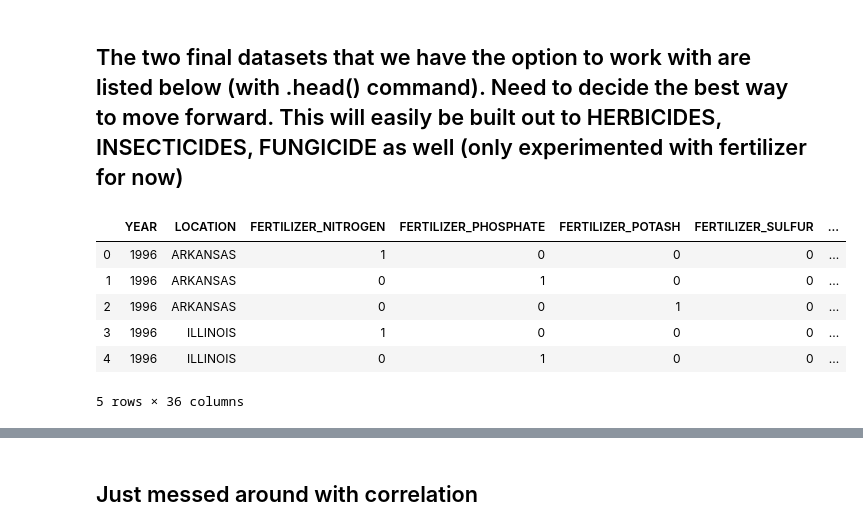
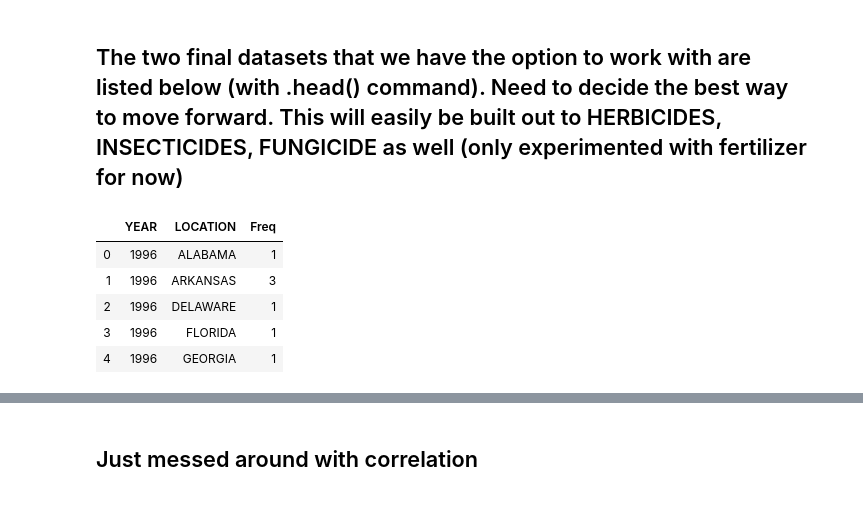
Before and after one commit to nkasmanoff/Soybean-Forecasting, a Jupyter notebook: Feature_Encoding.ipynb, the cells around one changed output, grey strips where cells are left out. Cells and saved outputs as stored; diff of their text form; code cells hidden in the pictures.

```diff
--- a/Feature_Encoding.ipynb
+++ b/Feature_Encoding.ipynb
@@ -65,10 +62,0 @@ TREATED_IN_PCT_OF_AREA_PLANTED_AVG_FERTILIZER  is unique
-# %%
-all_columns = []
-for c in DF_grouped.columns:
-    if c not in unique_columns:
-        all_columns.append(c)
-for c in unique_columns:
-    for i in range(len(DF_grouped['FERTILIZER'].unique())):
-        all_columns.append(c+str(i))
-# %%
-DF_freq = DF_grouped.groupby(['YEAR', 'LOCATION']).size().reset_index(name='Freq')
@@ -122,2 +105,0 @@ Percent Misssing Data in Column TREATED_IN_PCT_OF_AREA_PLANTED_AVG_FERTILIZER3 :
-# %%
-DF_new = DF_new.infer_objects()
@@ -124,13 +161,14 @@ DF_new = DF_new.infer_objects()
+# %%
+DF_method3 = hot_encode_mutliple_features(DF_grouped)
 # %% [markdown]
 ## The two final datasets that we have the option to work with are listed below (with .head() command). Need to decide the best way to move forward. This will easily be built out to HERBICIDES, INSECTICIDES, FUNGICIDE as well (only experimented with fertilizer for now)
 # %%
-DF_hotencode.head()
+DF_method3.head()
 # %% [output]
-|  | YEAR | LOCATION | FERTILIZER_NITROGEN | FERTILIZER_PHOSPHATE | FERTILIZER_POTASH | FERTILIZER_SULFUR | ... |
-| 0 | 1996 | ARKANSAS | 1 | 0 | 0 | 0 | ... |
-| 1 | 1996 | ARKANSAS | 0 | 1 | 0 | 0 | ... |
-| 2 | 1996 | ARKANSAS | 0 | 0 | 1 | 0 | ... |
-| 3 | 1996 | ILLINOIS | 1 | 0 | 0 | 0 | ... |
-| 4 | 1996 | ILLINOIS | 0 | 1 | 0 | 0 | ... |
+|  | YEAR | LOCATION | Freq |
+| 0 | 1996 | ALABAMA | 1 |
+| 1 | 1996 | ARKANSAS | 3 |
+| 2 | 1996 | DELAWARE | 1 |
+| 3 | 1996 | FLORIDA | 1 |
+| 4 | 1996 | GEORGIA | 1 |
-5 rows × 36 columns
 # %%
```
Also changed, not shown: parts of 21 cells of this notebook, 6 other files.
